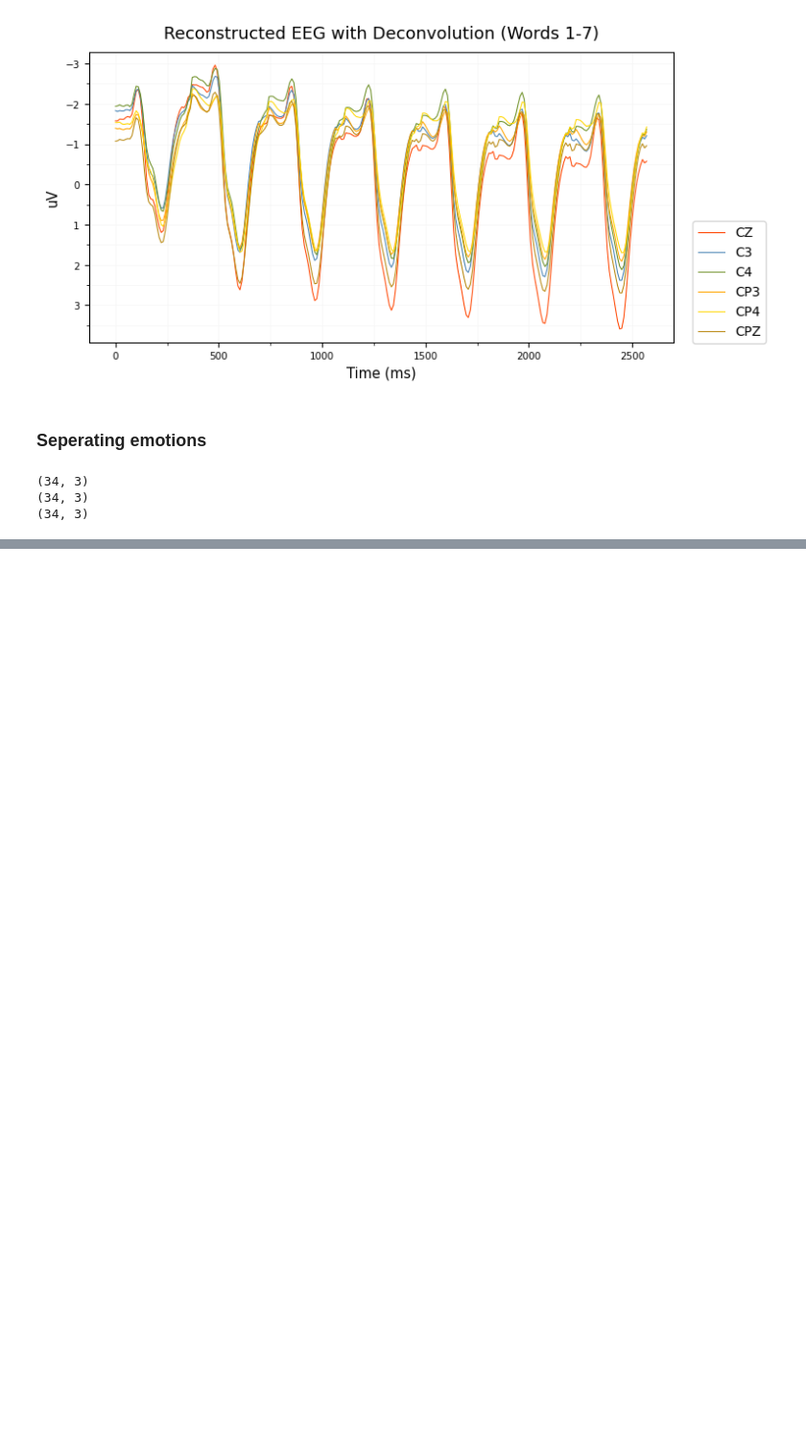
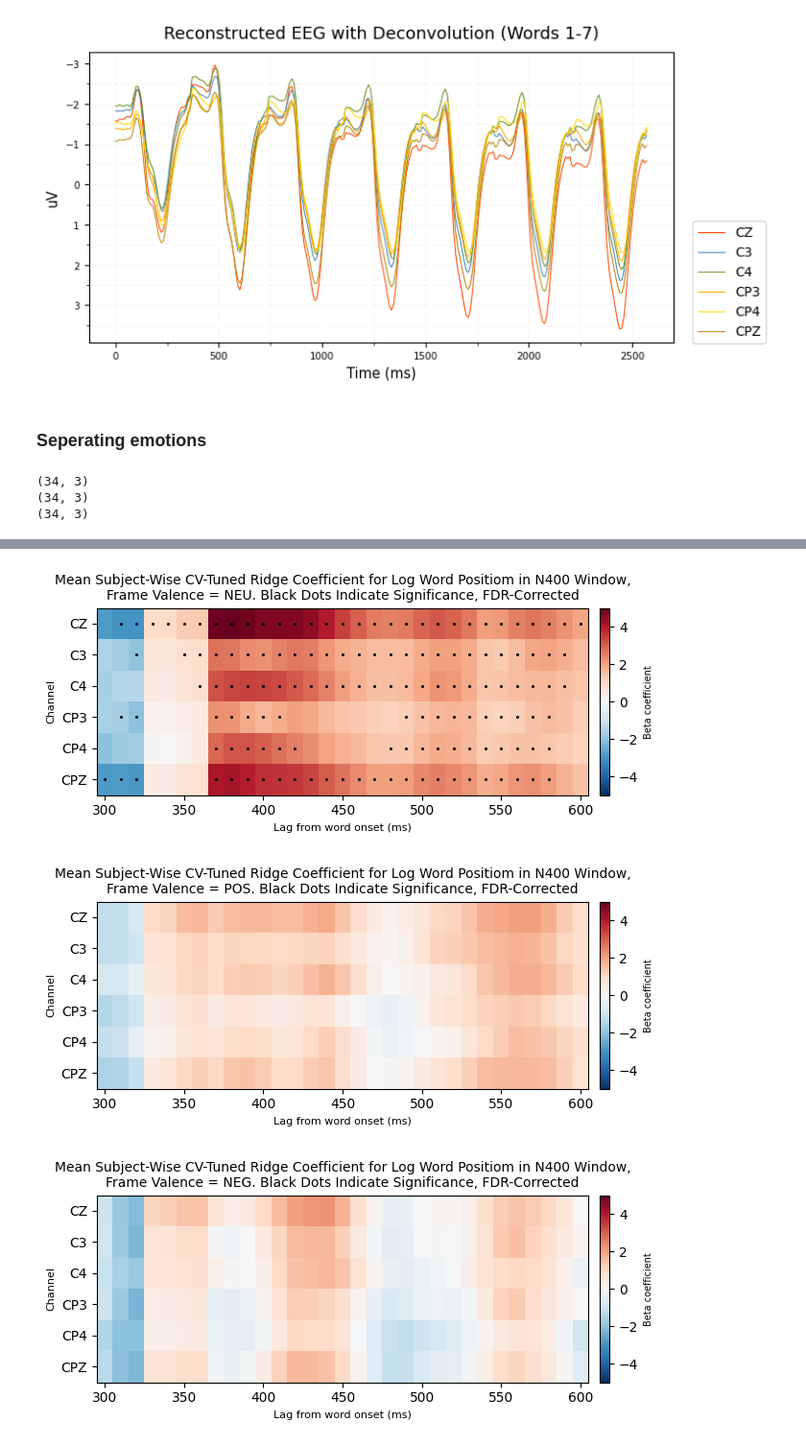
Before and after one commit to amandalin047/Updating_rERP_2023, a Jupyter notebook: deconvolution/deconv_v3.ipynb, the cells around one changed output, grey strips where cells are left out. Shown at 96% size. Drawn from its saved outputs; the diff is of its cells as text; code cells hidden in the pictures; blank space fills up the shorter version.

```diff
--- a/deconvolution/deconv_v3.ipynb
+++ b/deconvolution/deconv_v3.ipynb
@@ -1028,0 +1067,27 @@ for i, (epochs, matrix) in enumerate(zip(list_of_epochs, list_of_matrices)):
+# %%
+ch_roi = ["CZ", "C3", "C4", "CP3", "CP4", "CPZ"]
+ch_roi_to_idx = {ch: idx for idx, ch in enumerate(list_of_epochs[0].ch_names)}
+alpha_range = np.logspace(-3, 3, 25)  # 0.001 -> 1000
+
+per_emo_condition = dict()
+emotions = ["neu", "pos", "neg"]
+for j in range(arr_of_epochs_with_emo.shape[1]):
+    print(f"**EMOTION = {emotions[j].upper()}**")
+    res = loop_over_subjs(epochs_iterable=arr_of_epochs_with_emo[:, j],
+                          matrices_iterable=arr_of_matrices_with_emo[:, j],
+                          ch_roi=ch_roi,
+                          alpha_range=alpha_range,
+                          intercept_name="intercept",
+                          ssp=False, info=None,
+                          n_splits_outer=5, n_splits_inner=5,
+                          verbose_subj_idx=True,
+                          verbose_tuning=False)
+    per_emo_condition[emotions[j]] = res
+    clear_output()
+# %%
+improve_dfs_with_emo = {key: compare_model_fit(per_emo_condition[key].outer_scores_full_per_subj,
+                                               per_emo_condition[key].outer_scores_intercept_per_subj,
+                                               ch_roi) for key in per_emo_condition.keys()}
+for key, df in improve_dfs_with_emo.items():
+    print(f"**EMOTIONS = {key.upper()}**")
+    display(df)
@@ -1028,0 +1147,22 @@ for i, (epochs, matrix) in enumerate(zip(list_of_epochs, list_of_matrices)):
+# %%
+n400_coefs_with_emo = {key: get_time_window_coefs(val[1],
+                                                  n_predictors=2,
+                                                  intercept_index=0,
+                                                  beta_index=1,
+                                                  time_window=(0.3, 0.6),
+                                                  sfreq=100.0,
+                                                  sig_thresh=0.05)
+                                                  for key, val in per_emo_condition_refit.items()}
+figs_with_emo = {key: time_window_heatmap(coefs,
+                                          time_window=(0.3, 0.6),
+                                          dt=10,
+                                          ch_roi=ch_roi,
+                                          show_corrected=True,
+                                          vmin=-5, vmax=5,
+                                          component_name="N400",
+                                          emotion_category=f"Frame Valence = {key.upper()}")
+                                          for key, coefs in n400_coefs_with_emo.items()}
+# %% [output]
+[figure, added]
+[figure, added]
+[figure, added]
```
Also changed, not shown: parts of 11 cells of this notebook.
